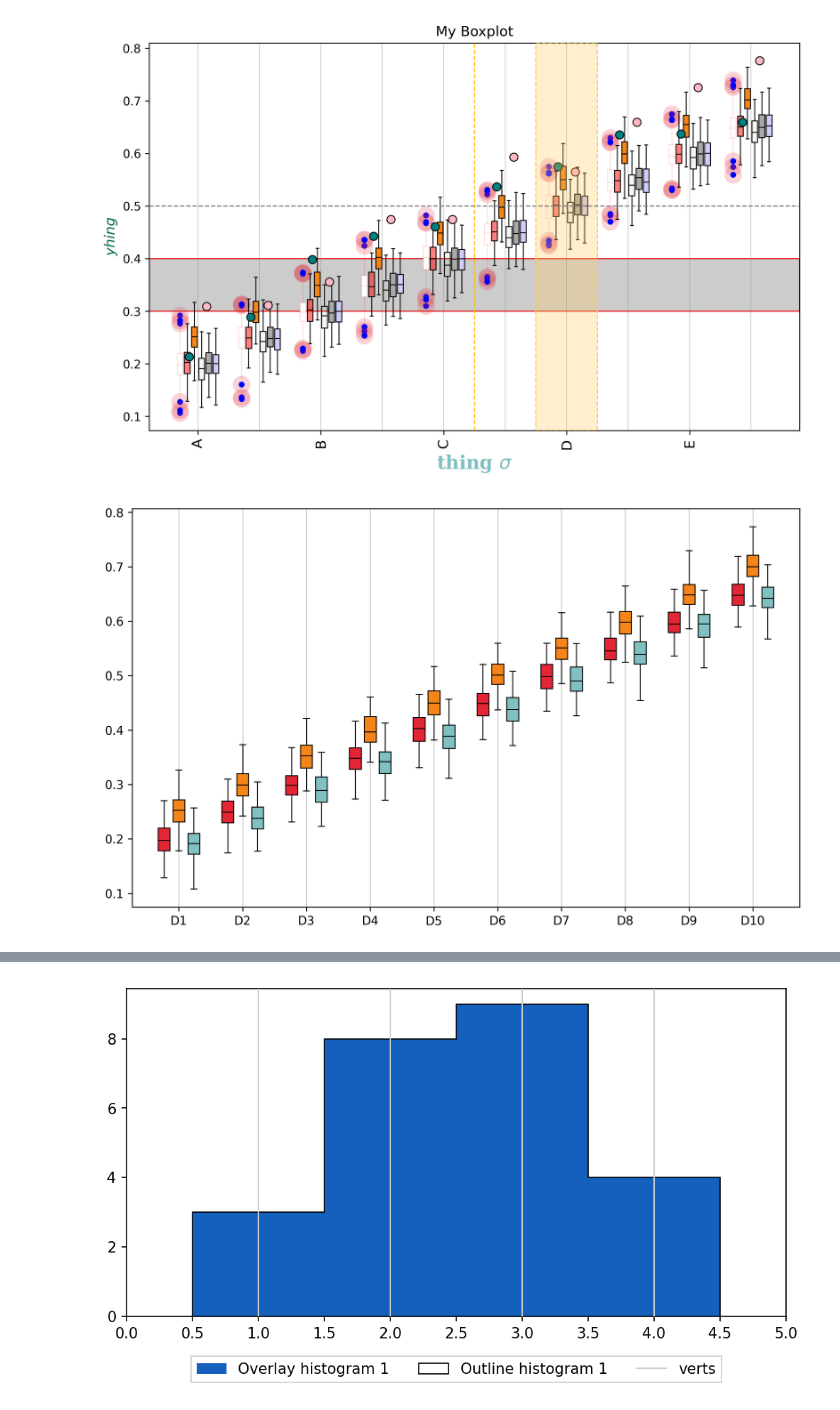
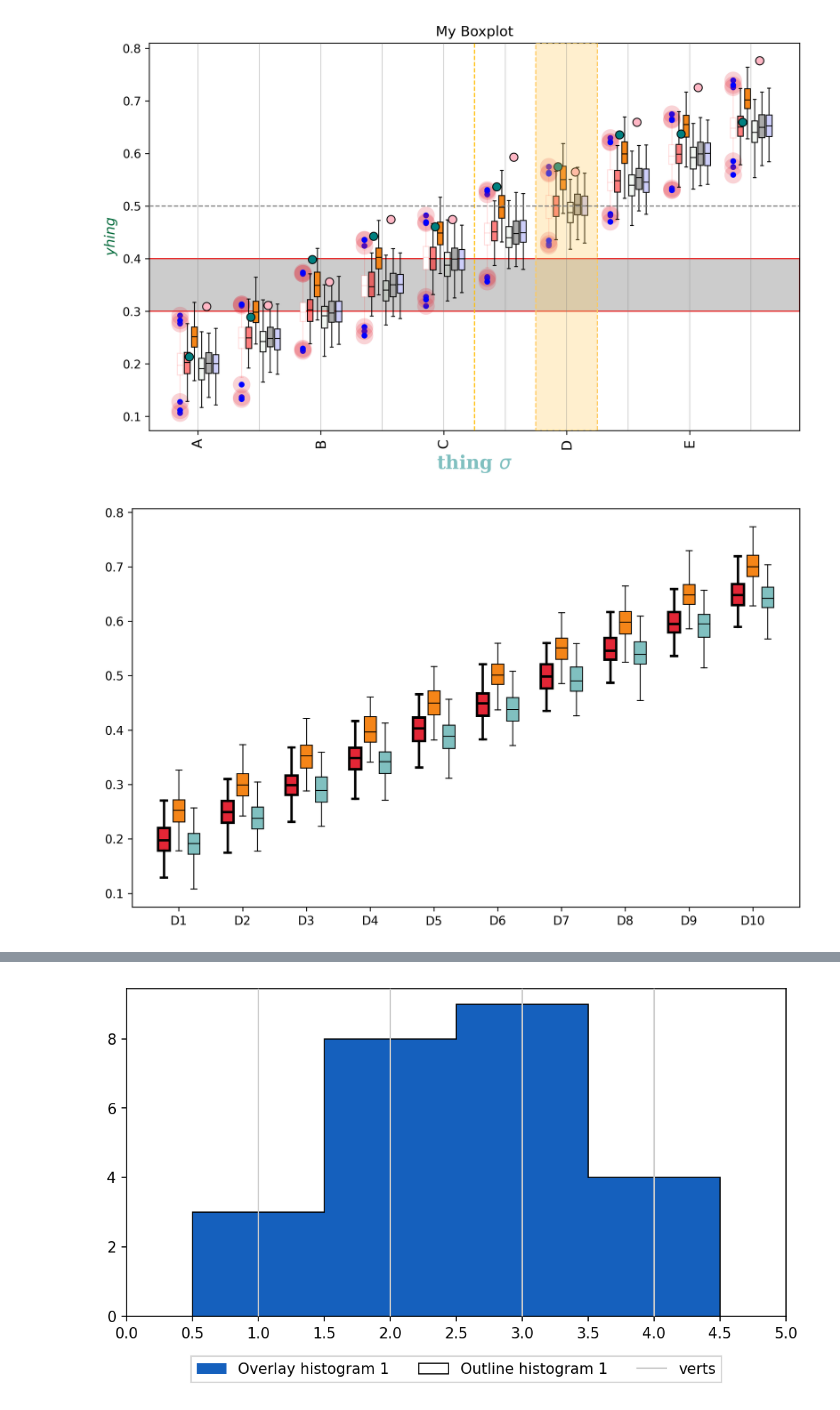
Before and after one commit to peterrrock2/gerrytools-dev, a Jupyter notebook: docs/notebooks/making_plots copy.ipynb, the cells around one changed output, grey strips where cells are left out. Cells and saved outputs as stored; diff of their text form; code cells hidden in the pictures.

```diff
--- a/docs/notebooks/making_plots copy.ipynb
+++ b/docs/notebooks/making_plots copy.ipynb
@@ -510,10 +510,10 @@ def make_scatter_data(mu_shift=0.0, sigma=0.1):
 # %%
 dist = BoxPlot(include_legend=False, boxplot_group_width=0.7, boxplot_width_scale=0.8)
 
-dist.add_boxplot_datasets(make_boxplot_set(0.00), name="Ensemble", facecolor="alizarin", percentiles=(1, 99))
+dist.add_boxplot_datasets(make_boxplot_set(0.00), name="Ensemble", facecolor="alizarin", percentiles=(1, 99), edgewidth=2)
 dist.add_boxplot_datasets(make_boxplot_set(0.05), name="Citizen",  facecolor="#f58518", percentiles=(1, 99))
 dist.add_boxplot_datasets(make_boxplot_set(-0.01), name="Plan X",  facecolor="teal!50", percentiles=(1, 99))
 
 dist.show()
 # %% [output]
-[figure, old version]
+[figure, new version]
```
Also changed, not shown: parts of 4 cells of this notebook, 1 other file.
